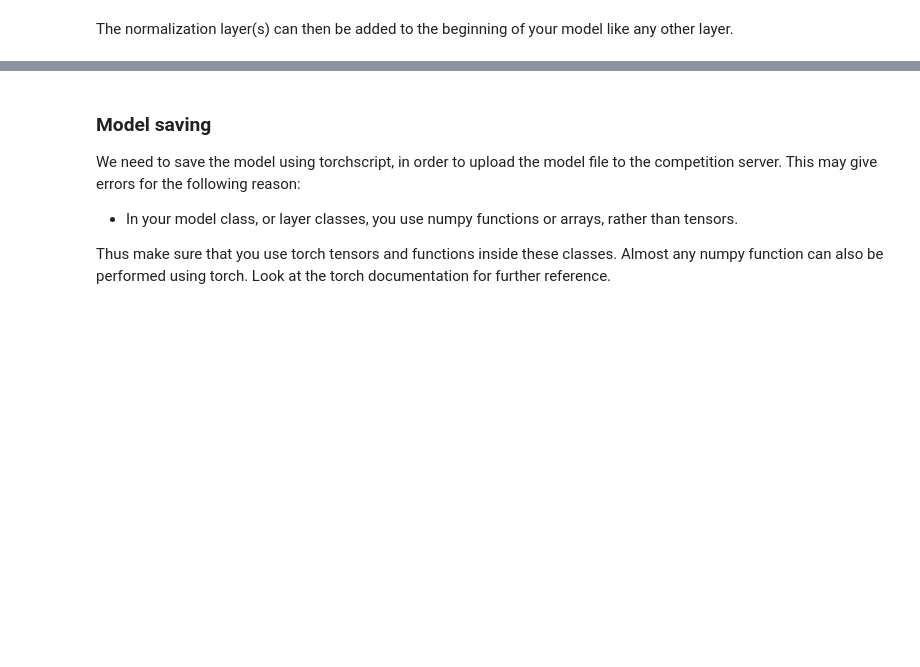
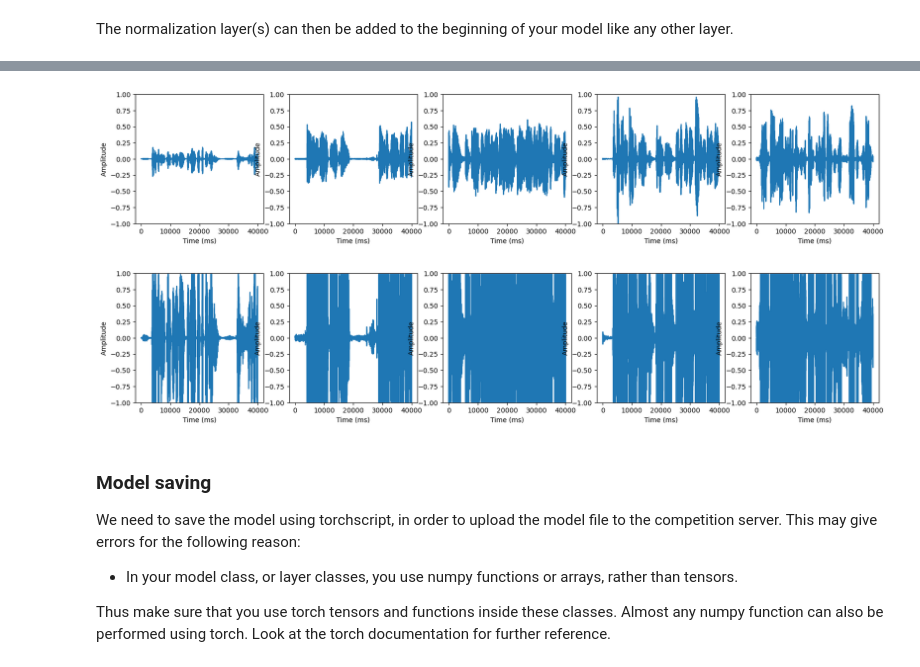
Before and after one commit to Floppy-vK/Language-ID, a Jupyter notebook: skeleton.ipynb, the cells around one changed output, grey strips where cells are left out. Saved outputs shown, nothing was run; the diff lists cells and outputs as text; code cells hidden in the pictures; blank space fills up the shorter version.

Commit message:
added graph comparison

```diff
--- a/skeleton.ipynb
+++ b/skeleton.ipynb
@@ -121,3 +121,32 @@ tensor([[[-0.0492]],
+# %%
+tensor_X_train = torch.tensor(X_train)
+normalized_tensor = normalization(tensor_X_train)
+normalized_array = np.array(normalized_tensor)
+# %%
+indecies = [10,11,12,13,14]
+
+fig, axes = plt.subplots(1,5, figsize = (20,3.5))
+
+for ax, audio_index in zip(axes,indecies):
+    ax.set(ylim=(-1, 1))
+    ax.plot(time, X_train[audio_index])
+    ax.set_xlabel('Time (ms)')
+    ax.set_ylabel('Amplitude')
+
+#indexes_random = np.random.choice(6000, 5)
+
+time = np.linspace(0, 39999, 40000)
+
+fig, axes = plt.subplots(1,5, figsize = (20,3.5))
+
+for ax, audio_index in zip(axes,indecies):
+    ax.set(ylim=(-1, 1))
+    ax.plot(time, normalized_array[audio_index])
+    ax.set_xlabel('Time (ms)')
+    ax.set_ylabel('Amplitude')
+# %% [output]
+[figure, added]
+[figure, added]
 # %% [markdown]
 ### Model saving
 
```
Also changed, not shown: parts of 2 cells of this notebook.
